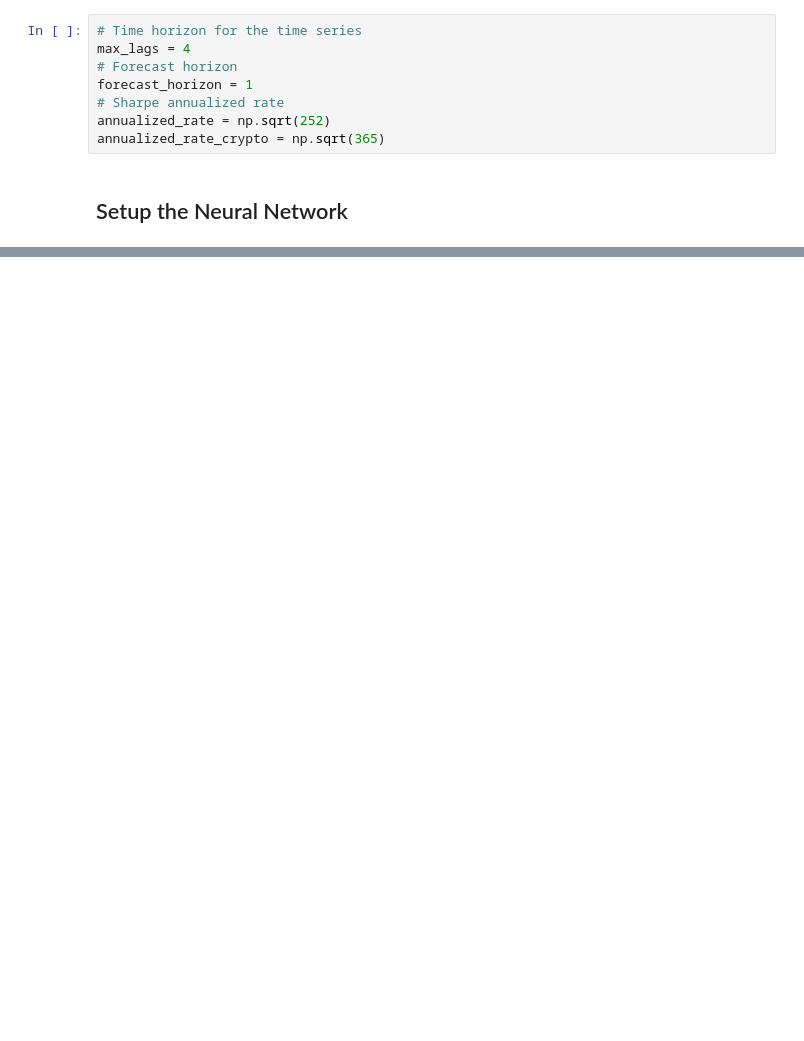
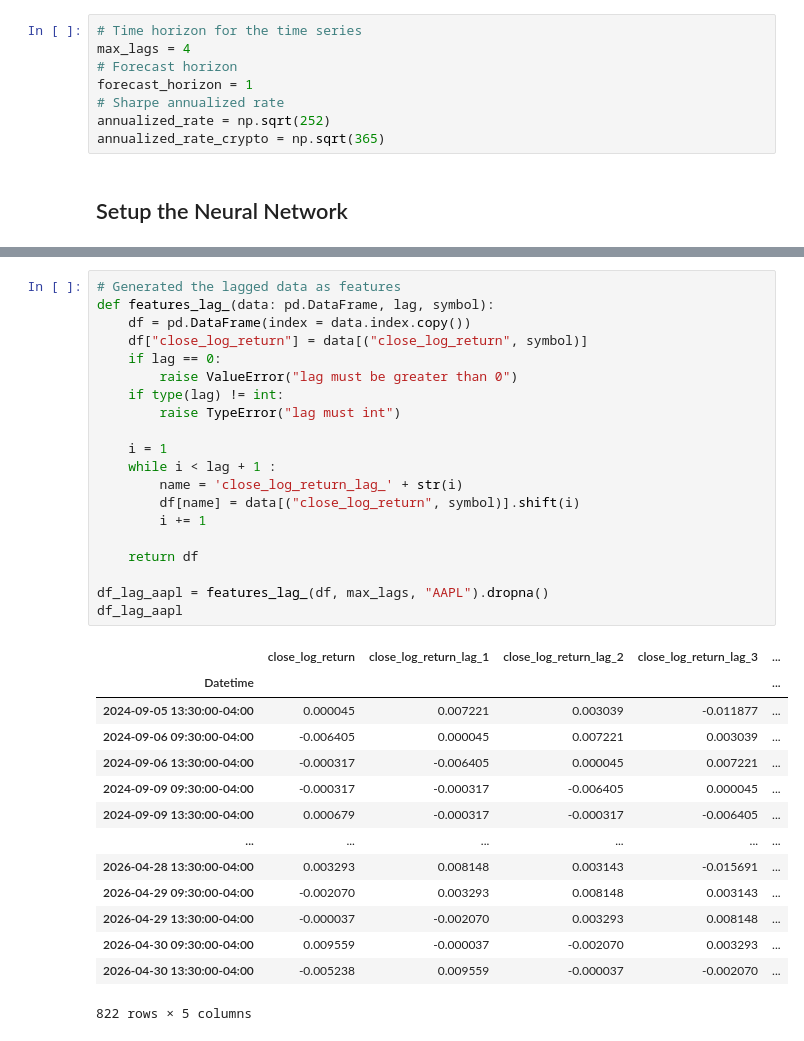
Before and after one commit to sdf1267/NeuralNetworkQuant, a Jupyter notebook: LinearModel/excecution.ipynb, the cells around one changed output, grey strips where cells are left out. Cells and saved outputs as stored; diff of their text form; blank space fills up the shorter version.

```diff
--- a/LinearModel/excecution.ipynb
+++ b/LinearModel/excecution.ipynb
@@ -88,0 +99,35 @@ annualized_rate_crypto = np.sqrt(365)
+# %%
+# Generated the lagged data as features
+def features_lag_(data: pd.DataFrame, lag, symbol):
+    df = pd.DataFrame(index = data.index.copy())
+    df["close_log_return"] = data[("close_log_return", symbol)]
+    if lag == 0:
+        raise ValueError("lag must be greater than 0")
+    if type(lag) != int:
+        raise TypeError("lag must int")
+
+    i = 1
+    while i < lag + 1 :
+        name = 'close_log_return_lag_' + str(i)
+        df[name] = data[("close_log_return", symbol)].shift(i)
+        i += 1
+
+    return df
+
+df_lag_aapl = features_lag_(df, max_lags, "AAPL").dropna()
+df_lag_aapl
+# %% [output]
+|  | close_log_return | close_log_return_lag_1 | close_log_return_lag_2 | close_log_return_lag_3 | ... |
+| Datetime |  |  |  |  | ... |
+| 2024-09-05 13:30:00-04:00 | 0.000045 | 0.007221 | 0.003039 | -0.011877 | ... |
+| 2024-09-06 09:30:00-04:00 | -0.006405 | 0.000045 | 0.007221 | 0.003039 | ... |
+| 2024-09-06 13:30:00-04:00 | -0.000317 | -0.006405 | 0.000045 | 0.007221 | ... |
+| 2024-09-09 09:30:00-04:00 | -0.000317 | -0.000317 | -0.006405 | 0.000045 | ... |
+| 2024-09-09 13:30:00-04:00 | 0.000679 | -0.000317 | -0.000317 | -0.006405 | ... |
+| ... | ... | ... | ... | ... | ... |
+| 2026-04-28 13:30:00-04:00 | 0.003293 | 0.008148 | 0.003143 | -0.015691 | ... |
+| 2026-04-29 09:30:00-04:00 | -0.002070 | 0.003293 | 0.008148 | 0.003143 | ... |
+| 2026-04-29 13:30:00-04:00 | -0.000037 | -0.002070 | 0.003293 | 0.008148 | ... |
+| 2026-04-30 09:30:00-04:00 | 0.009559 | -0.000037 | -0.002070 | 0.003293 | ... |
+| 2026-04-30 13:30:00-04:00 | -0.005238 | 0.009559 | -0.000037 | -0.002070 | ... |
+822 rows × 5 columns
```
Also changed, not shown: parts of 15 cells of this notebook, 3 other files.
